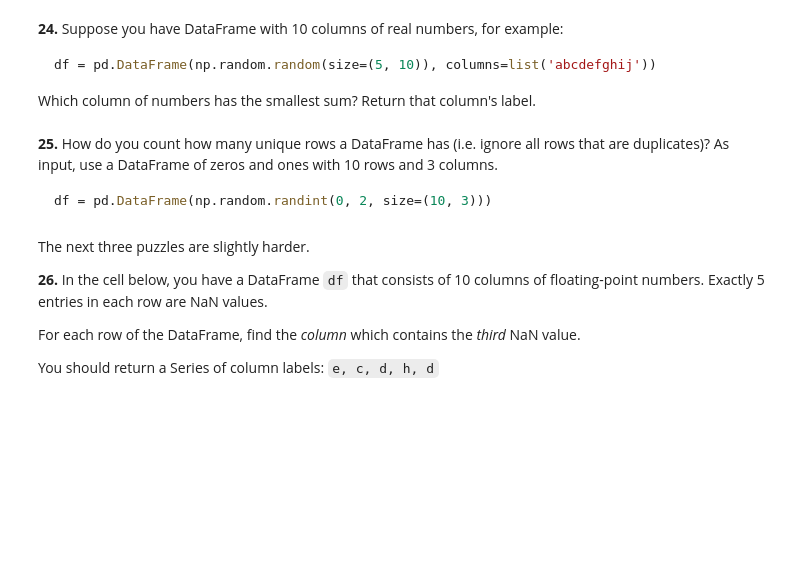
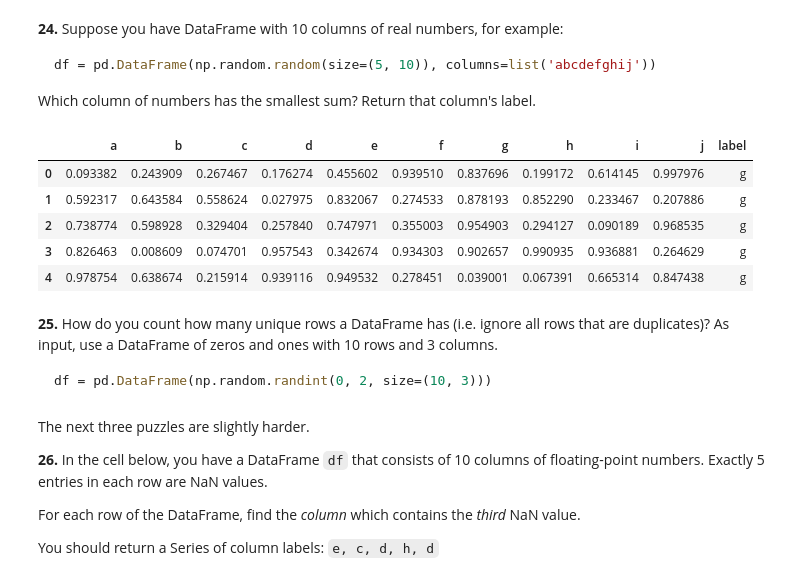
Before and after one commit to guilhermeebaierle/100_pandas_puzzle, a Jupyter notebook: 100-pandas-puzzles.ipynb, the cells around one changed output. Drawn from its saved outputs; the diff is of its cells as text; code cells hidden in the pictures; blank space fills up the shorter version.

````diff
--- a/100-pandas-puzzles.ipynb
+++ b/100-pandas-puzzles.ipynb
@@ -291,6 +334,18 @@ how do you subtract the row mean from each element in the row?
 df = pd.DataFrame(np.random.random(size=(5, 10)), columns=list('abcdefghij'))
 ```
 Which column of numbers has the smallest sum?  Return that column's label.
+# %%
+df = pd.DataFrame(np.random.random(size=(5, 10)), columns=list('abcdefghij'))
+
+df['label'] = df.sum().idxmax()
+df
+# %% [output]
+|  | a | b | c | d | e | f | g | h | i | j | label |
+| 0 | 0.093382 | 0.243909 | 0.267467 | 0.176274 | 0.455602 | 0.939510 | 0.837696 | 0.199172 | 0.614145 | 0.997976 | g |
+| 1 | 0.592317 | 0.643584 | 0.558624 | 0.027975 | 0.832067 | 0.274533 | 0.878193 | 0.852290 | 0.233467 | 0.207886 | g |
+| 2 | 0.738774 | 0.598928 | 0.329404 | 0.257840 | 0.747971 | 0.355003 | 0.954903 | 0.294127 | 0.090189 | 0.968535 | g |
+| 3 | 0.826463 | 0.008609 | 0.074701 | 0.957543 | 0.342674 | 0.934303 | 0.902657 | 0.990935 | 0.936881 | 0.264629 | g |
+| 4 | 0.978754 | 0.638674 | 0.215914 | 0.939116 | 0.949532 | 0.278451 | 0.039001 | 0.067391 | 0.665314 | 0.847438 | g |
 # %% [markdown]
 **25.** How do you count how many unique rows a DataFrame has (i.e. ignore all rows that are duplicates)? As input, use a DataFrame of zeros and ones with 10 rows and 3 columns.
 
````
Also changed, not shown: parts of 6 cells of this notebook.
